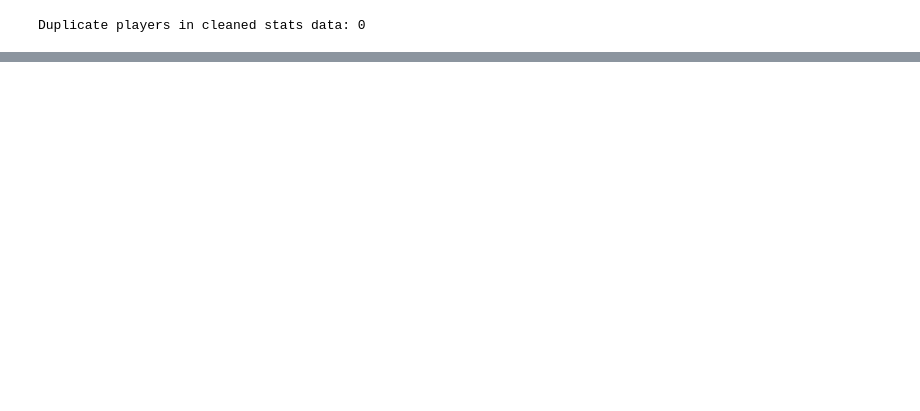
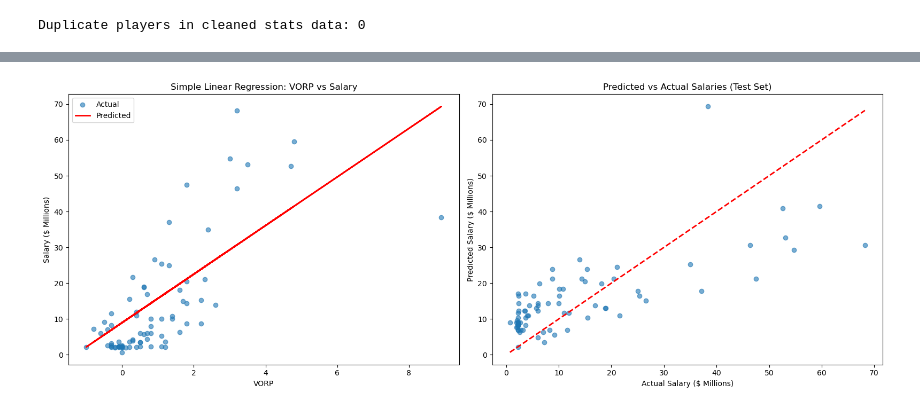
Before and after one commit to elderj24/nba_stats, a Jupyter notebook: nba_stats_sum.ipynb, the cells around one changed output, grey strips where cells are left out. Saved outputs shown, nothing was run; the diff lists cells and outputs as text; code cells hidden in the pictures; blank space fills up the shorter version.

```diff
--- a/nba_stats_sum.ipynb
+++ b/nba_stats_sum.ipynb
@@ -134,0 +298,64 @@ Merged dataset shape: (408, 30)
+# %%
+# look at performance of regression analysis with only one feature
+
+# Remove rows with missing values
+df_simple = df_merged[['VORP', 'Salary_Millions']].dropna()
+
+# Separate features (X) and target variable (y)
+X_simple = df_simple[['VORP']]  # Need double brackets to keep it as DataFrame
+y_simple = df_simple['Salary_Millions']
+
+# Split data into training and testing sets (80% train, 20% test)
+X_train_simple, X_test_simple, y_train_simple, y_test_simple = train_test_split(
+    X_simple, y_simple, test_size=0.2, random_state=42
+)
+
+# Create and train the model
+model_simple = LinearRegression()
+model_simple.fit(X_train_simple, y_train_simple)
+
+# Make predictions
+y_pred_train_simple = model_simple.predict(X_train_simple)
+y_pred_test_simple = model_simple.predict(X_test_simple)
+
+# Evaluate the model
+print("=" * 60)
+print("SIMPLE LINEAR REGRESSION (VORP ONLY)")
+print("=" * 60)
+print(f"\nTraining Set:")
+print(f"  R² Score: {r2_score(y_train_simple, y_pred_train_simple):.4f}")
+print(f"  RMSE: ${np.sqrt(mean_squared_error(y_train_simple, y_pred_train_simple)):.2f}M")
+print(f"  MAE: ${mean_absolute_error(y_train_simple, y_pred_train_simple):.2f}M")
+
+print(f"\nTest Set:")
+print(f"  R² Score: {r2_score(y_test_simple, y_pred_test_simple):.4f}")
+print(f"  RMSE: ${np.sqrt(mean_squared_error(y_test_simple, y_pred_test_simple)):.2f}M")
+print(f"  MAE: ${mean_absolute_error(y_test_simple, y_pred_test_simple):.2f}M")
+
+print("\n" + "=" * 60)
+print("MODEL EQUATION")
+print("=" * 60)
+print(f"Salary = {model_simple.coef_[0]:.2f} × VORP + {model_simple.intercept_:.2f}")
+
+# Visualize predictions vs actual values
+fig, axes = plt.subplots(1, 2, figsize=(16, 6))
+
+# Plot 1: Scatter plot with regression line
+axes[0].scatter(X_test_simple, y_test_simple, alpha=0.6, label='Actual')
+axes[0].plot(X_test_simple, y_pred_test_simple, 'r-', linewidth=2, label='Predicted')
+axes[0].set_xlabel('VORP')
+axes[0].set_ylabel('Salary ($ Millions)')
+axes[0].set_title('Simple Linear Regression: VORP vs Salary')
+axes[0].legend()
+
+# Plot 2: Predicted vs Actual
+axes[1].scatter(y_test_simple, y_pred_test_simple, alpha=0.6)
+axes[1].plot([y_test_simple.min(), y_test_simple.max()],
+             [y_test_simple.min(), y_test_simple.max()], 'r--', linewidth=2)
+axes[1].set_xlabel('Actual Salary ($ Millions)')
+axes[1].set_ylabel('Predicted Salary ($ Millions)')
+axes[1].set_title('Predicted vs Actual Salaries (Test Set)')
+
+plt.tight_layout()
+plt.show()
+# %% [output]
@@ -134,0 +380 @@ Merged dataset shape: (408, 30)
+[figure, added]
```
Also changed, not shown: parts of 13 cells of this notebook, 1 other file.
